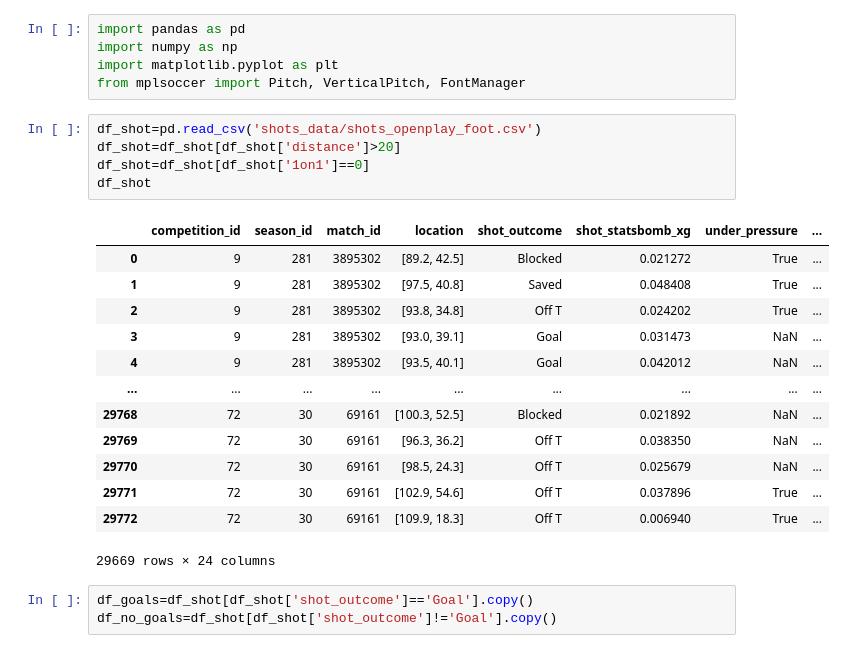
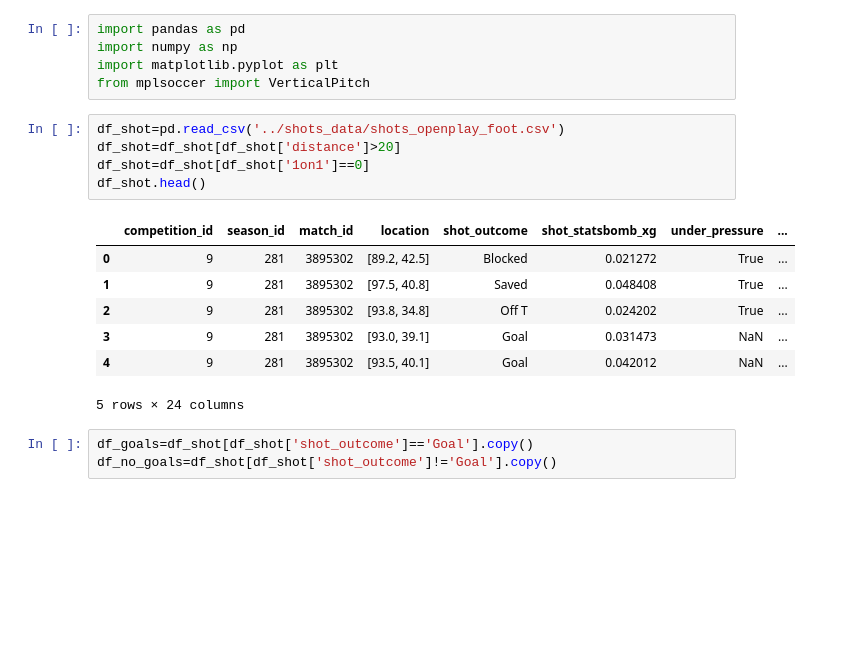
Before and after one commit to adamsaidane/xG_model, a Jupyter notebook: models/xG_foot_openPlay_outsidebox.ipynb, the cells around one changed output. Cells and saved outputs as stored; diff of their text form; blank space fills up the shorter version.

```diff
--- a/models/xG_foot_openPlay_outsidebox.ipynb
+++ b/models/xG_foot_openPlay_outsidebox.ipynb
@@ -2,26 +2,20 @@
 import pandas as pd
 import numpy as np
 import matplotlib.pyplot as plt
-from mplsoccer import Pitch, VerticalPitch, FontManager
+from mplsoccer import VerticalPitch
 # %%
-df_shot=pd.read_csv('shots_data/shots_openplay_foot.csv')
+df_shot=pd.read_csv('../shots_data/shots_openplay_foot.csv')
 df_shot=df_shot[df_shot['distance']>20]
 df_shot=df_shot[df_shot['1on1']==0]
-df_shot
+df_shot.head()
 # %% [output]
 |  | competition_id | season_id | match_id | location | shot_outcome | shot_statsbomb_xg | under_pressure | ... |
 | 0 | 9 | 281 | 3895302 | [89.2, 42.5] | Blocked | 0.021272 | True | ... |
 | 1 | 9 | 281 | 3895302 | [97.5, 40.8] | Saved | 0.048408 | True | ... |
 | 2 | 9 | 281 | 3895302 | [93.8, 34.8] | Off T | 0.024202 | True | ... |
 | 3 | 9 | 281 | 3895302 | [93.0, 39.1] | Goal | 0.031473 | NaN | ... |
 | 4 | 9 | 281 | 3895302 | [93.5, 40.1] | Goal | 0.042012 | NaN | ... |
-| ... | ... | ... | ... | ... | ... | ... | ... | ... |
-| 29768 | 72 | 30 | 69161 | [100.3, 52.5] | Blocked | 0.021892 | NaN | ... |
-| 29769 | 72 | 30 | 69161 | [96.3, 36.2] | Off T | 0.038350 | NaN | ... |
-| 29770 | 72 | 30 | 69161 | [98.5, 24.3] | Off T | 0.025679 | NaN | ... |
-| 29771 | 72 | 30 | 69161 | [102.9, 54.6] | Off T | 0.037896 | True | ... |
-| 29772 | 72 | 30 | 69161 | [109.9, 18.3] | Off T | 0.006940 | True | ... |
-29669 rows × 24 columns
+5 rows × 24 columns
 # %%
 df_goals=df_shot[df_shot['shot_outcome']=='Goal'].copy()
 df_no_goals=df_shot[df_shot['shot_outcome']!='Goal'].copy()
```
Also changed, not shown: parts of 2 cells of this notebook.
